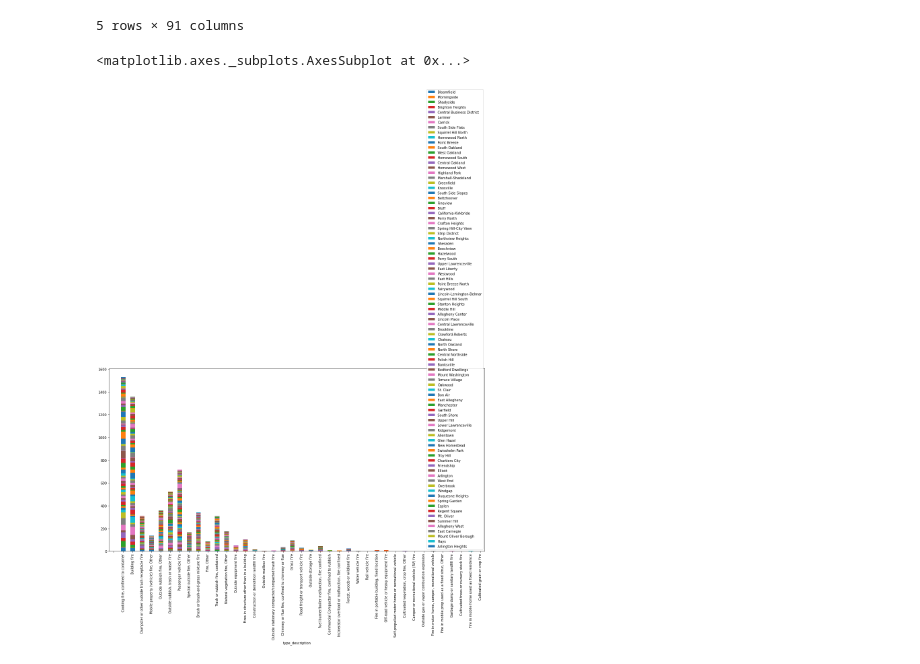
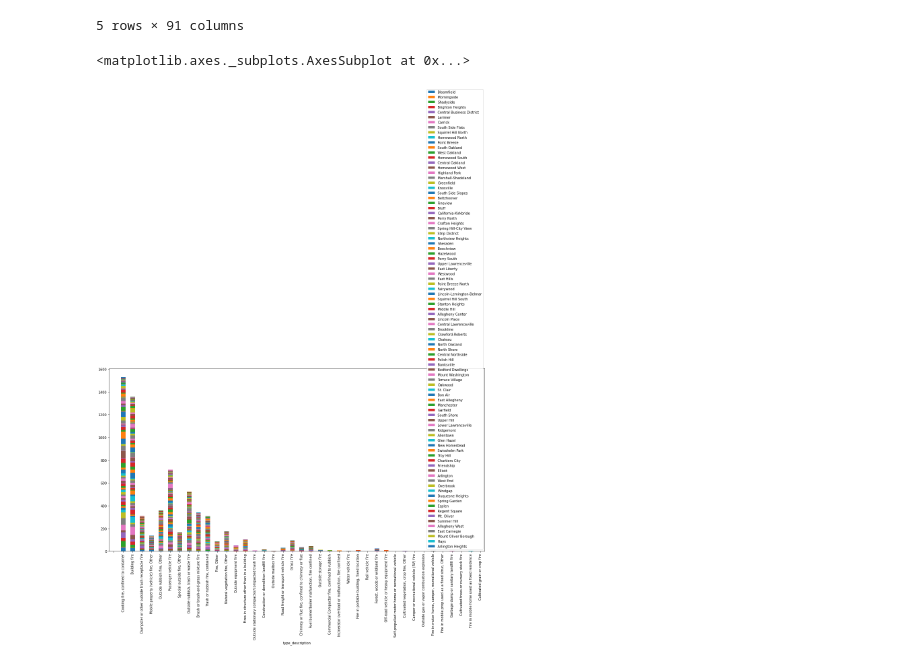
Before and after one commit to lxcasmar/Best-Neighbookhood-in-Pittsburgh, a Jupyter notebook: fire_incidents.ipynb, the cells around one changed output. Saved outputs shown, nothing was run; the diff lists cells and outputs as text; code cells hidden in the pictures.

```diff
--- a/fire_incidents.ipynb
+++ b/fire_incidents.ipynb
@@ -109,8 +116,7 @@ final.head() #sample of final dataFrame
 5 rows × 91 columns
 # %%
 
-#final.plot(kind='bar',legend=False,figsize=(20,10),stacked=True)
-test.plot.bar(figsize=(20,10),stacked=True)
+final.plot.bar(figsize=(20,10),stacked=True)
 # %% [output]
 <matplotlib.axes._subplots.AxesSubplot at 0x...>
-[figure, old version]
+[figure, new version]
```
Also changed, not shown: parts of 3 cells of this notebook, 1 other file.
